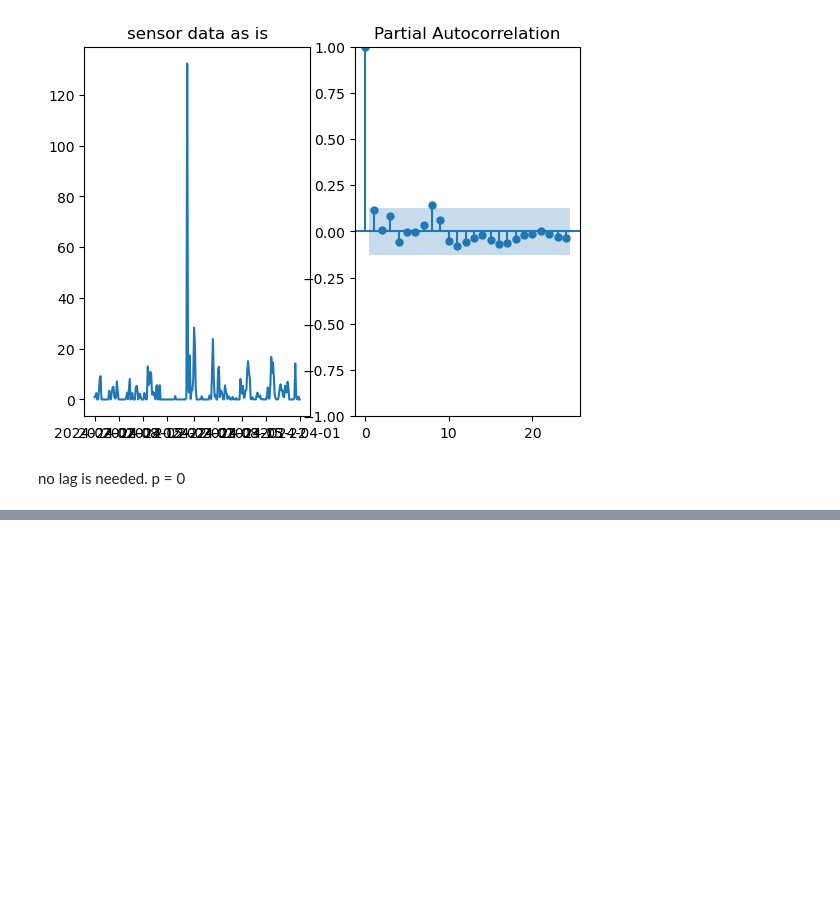
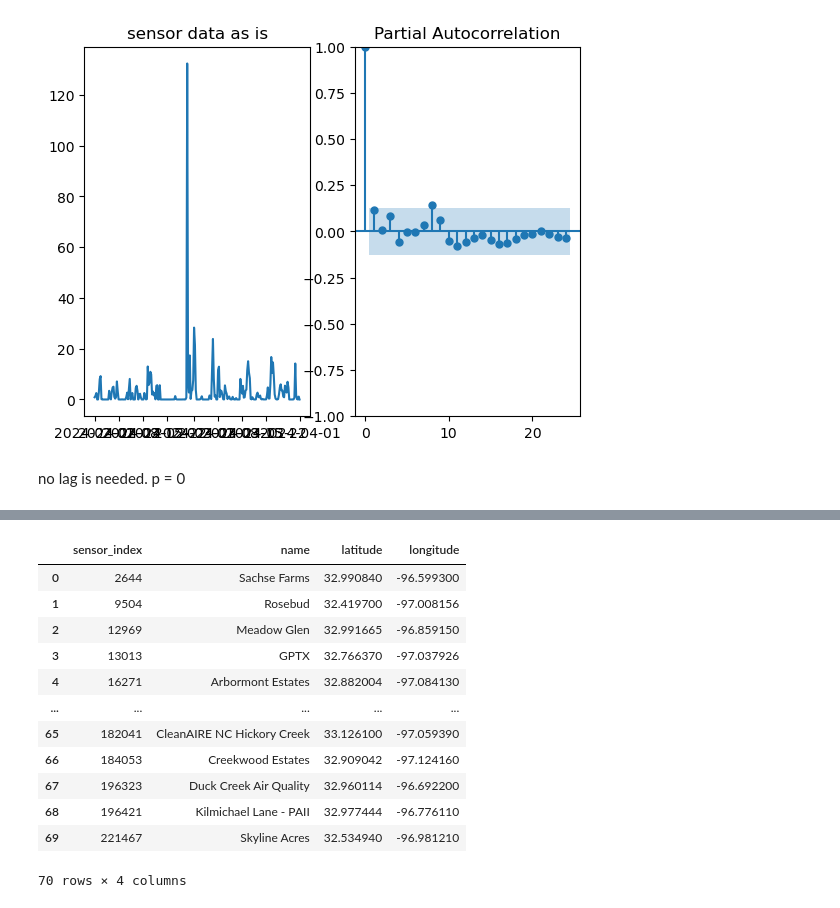
Before and after one commit to siwa-p/Air-quality-monitoring-and-prediction-using-PurpleAir-data, a Jupyter notebook: notebooks/eda_01.ipynb, the cells around one changed output, grey strips where cells are left out. Drawn from its saved outputs; the diff is of its cells as text; code cells hidden in the pictures; blank space fills up the shorter version.

```diff
--- a/notebooks/eda_01.ipynb
+++ b/notebooks/eda_01.ipynb
@@ -191,0 +217,24 @@ no lag is needed. p = 0
+# %%
+query = """
+SELECT * FROM sensor_table
+
+"""
+
+with sqlite3.connect('../datasets/dallas.sqlite') as db:
+    sensors = pd.read_sql(query, db)
+
+sensors
+# %% [output]
+|  | sensor_index | name | latitude | longitude |
+| 0 | 2644 | Sachse Farms | 32.990840 | -96.599300 |
+| 1 | 9504 | Rosebud | 32.419700 | -97.008156 |
+| 2 | 12969 | Meadow Glen | 32.991665 | -96.859150 |
+| 3 | 13013 | GPTX | 32.766370 | -97.037926 |
+| 4 | 16271 | Arbormont Estates | 32.882004 | -97.084130 |
+| ... | ... | ... | ... | ... |
+| 65 | 182041 | CleanAIRE NC Hickory Creek | 33.126100 | -97.059390 |
+| 66 | 184053 | Creekwood Estates | 32.909042 | -97.124160 |
+| 67 | 196323 | Duck Creek Air Quality | 32.960114 | -96.692200 |
+| 68 | 196421 | Kilmichael Lane - PAII | 32.977444 | -96.776110 |
+| 69 | 221467 | Skyline Acres | 32.534940 | -96.981210 |
+70 rows × 4 columns
```
Also changed, not shown: parts of 7 cells of this notebook, 2 other files.
